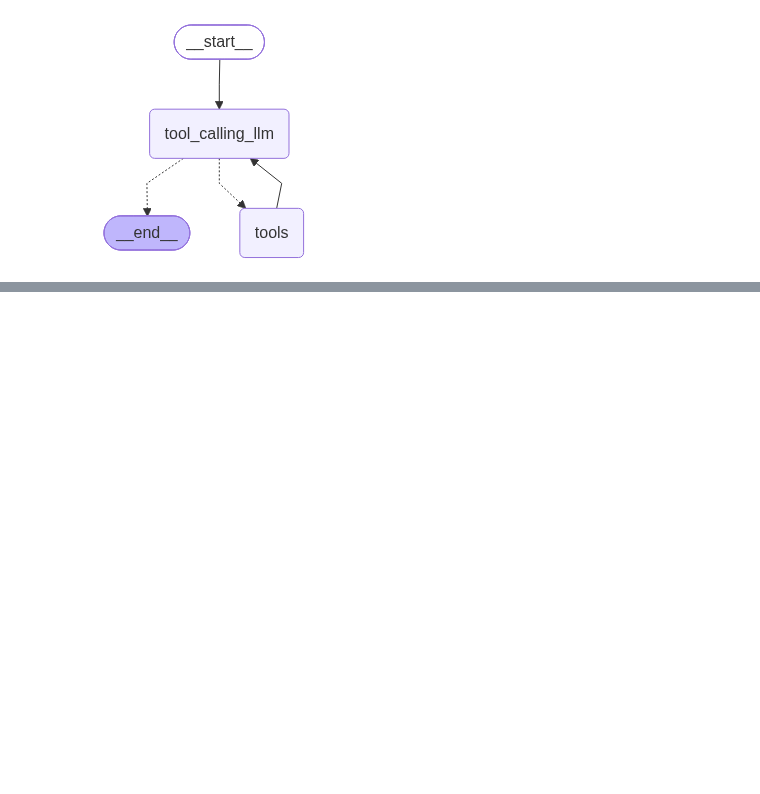
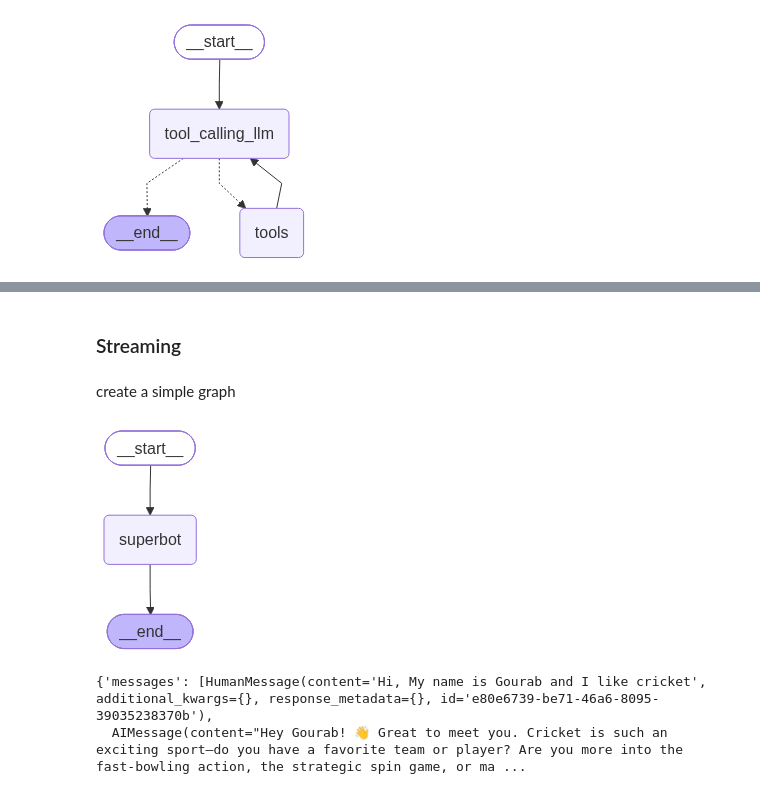
Before and after one commit to Gourab-coder/agentic-langgraph, a Jupyter notebook: src/BasicChatbot/1-basicchatbot.ipynb, the cells around one changed output, grey strips where cells are left out. Cells and saved outputs as stored; diff of their text form; code cells hidden in the pictures; blank space fills up the shorter version.

Commit message:
langgraph complete

```diff
--- a/src/BasicChatbot/1-basicchatbot.ipynb
+++ b/src/BasicChatbot/1-basicchatbot.ipynb
@@ -403,0 +397,36 @@ Your name is Gourab.
+# %% [markdown]
+### Streaming
+# %% [markdown]
+create a simple graph
+# %%
+# inecelize the memory
+from langgraph.checkpoint.memory import MemorySaver
+memory = MemorySaver()
+# %%
+# node defination
+def superbot(state:State) :
+    return {"messages":[llm.invoke(state['messages'])]}
+# %%
+# state graph
+graph = StateGraph(State)
+
+# node
+graph.add_node("superbot", superbot)
+
+# edges
+graph.add_edge(START, "superbot")
+graph.add_edge("superbot", END)
+
+# compile
+graph_builder = graph.compile(checkpointer=memory)
+
+graph_builder
+# %% [output]
+[figure, added]
+# %%
+# Invocation
+config = {"configurable": {"thread_id": "gd_1"}}
+graph_builder.invoke({"messages": "Hi, My name is Gourab and I like cricket"}, config)
+# %% [output]
+{'messages': [HumanMessage(content='Hi, My name is Gourab and I like cricket', additional_kwargs={}, response_metadata={}, id='e80e6739-be71-46a6-8095-39035238370b'),
+  AIMessage(content="Hey Gourab! 👋 Great to meet you. Cricket is such an exciting sport—do you have a favorite team or player? Are you more into the fast‑bowling action, the strategic spin game, or ma ...
```
Also changed, not shown: parts of 26 cells of this notebook, 1 other file.
